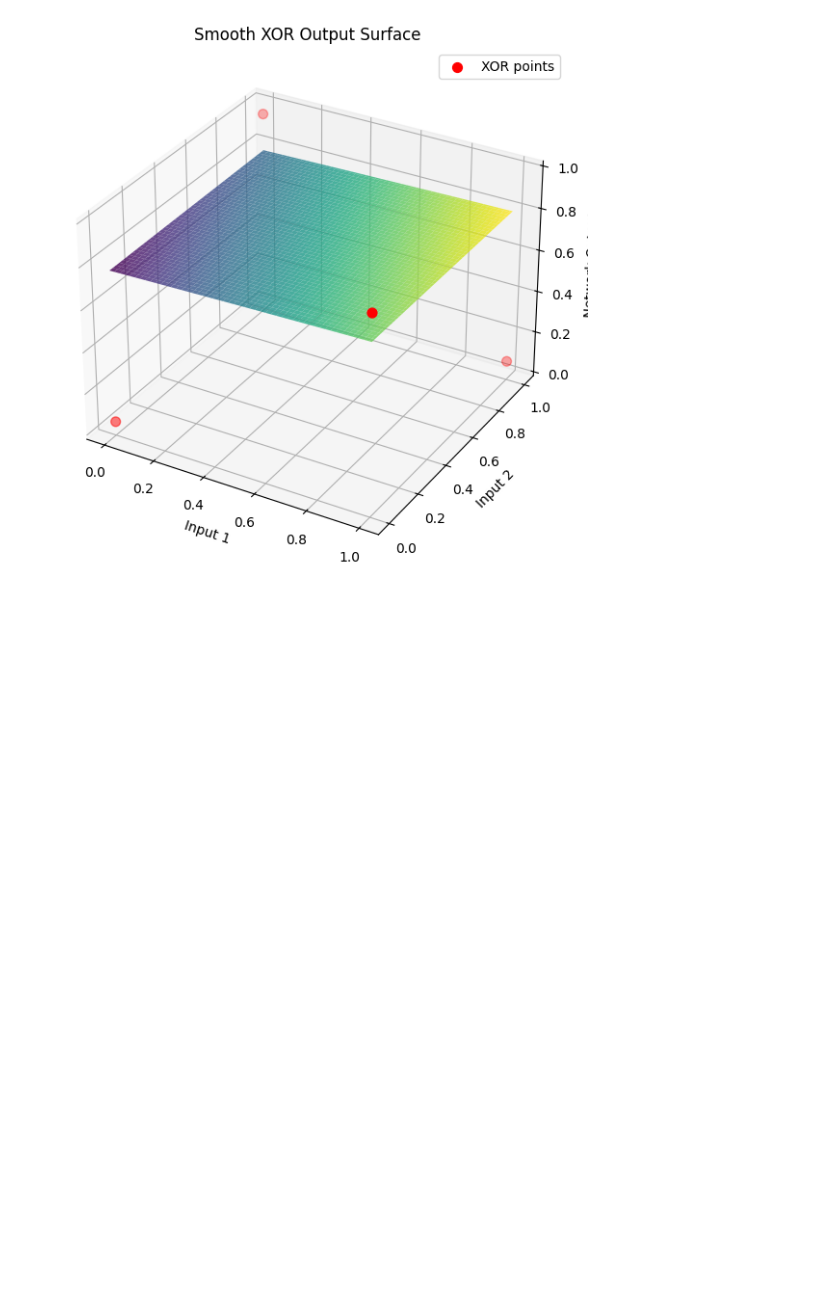
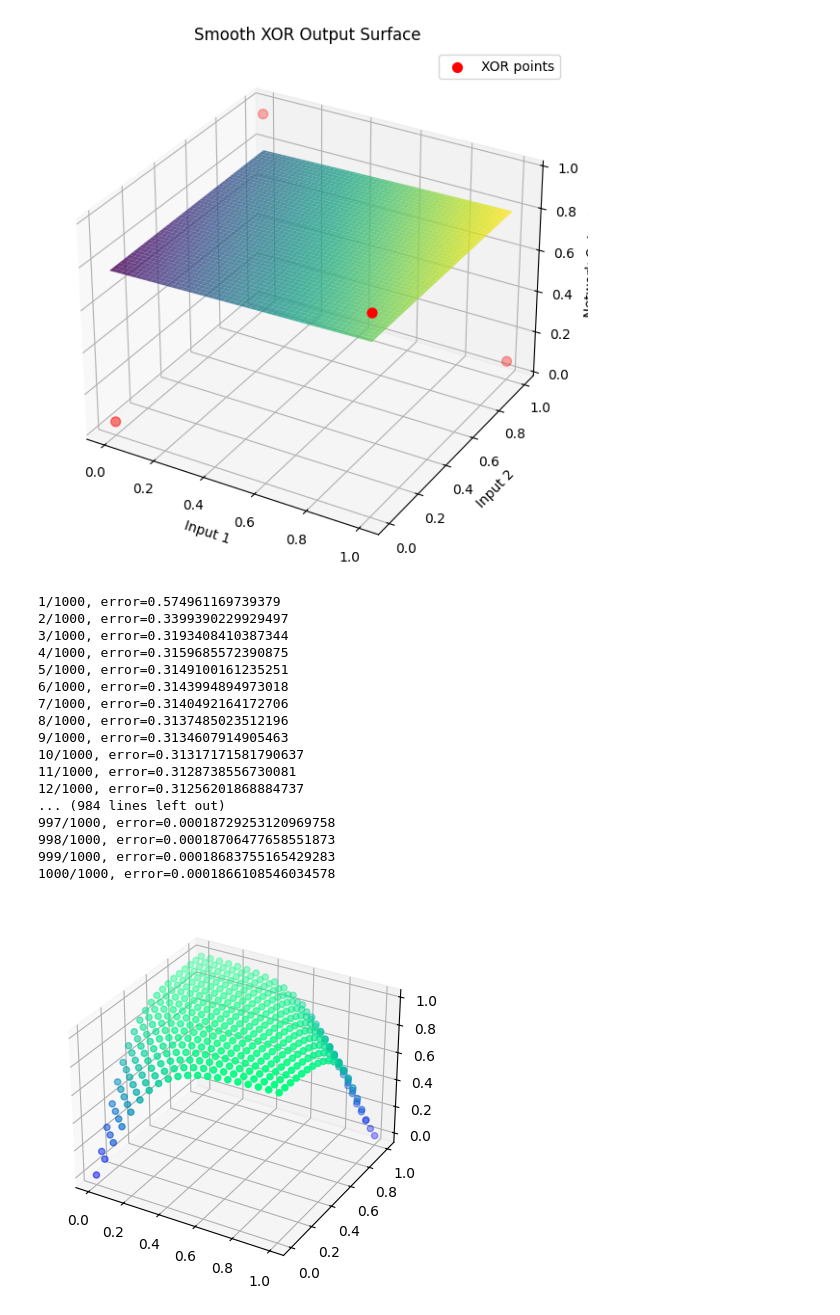
Before and after one commit to Rustam-Shrestha/pytorch-deep-learning-next-steps, a Jupyter notebook: pytorch-level-up.ipynb, the cells around one changed output. Saved outputs shown, nothing was run; the diff lists cells and outputs as text; code cells hidden in the pictures; blank space fills up the shorter version.

```diff
--- a/pytorch-level-up.ipynb
+++ b/pytorch-level-up.ipynb
@@ -724,0 +868,65 @@ plt.show()
+# %%
+import numpy as np
+
+def mse(y_true, y_pred):
+    return np.mean(np.power(y_true - y_pred, 2))
+
+def mse_prime(y_true, y_pred):
+    return 2 * (y_pred - y_true) / np.size(y_true)
+
+def binary_cross_entropy(y_true, y_pred):
+    return np.mean(-y_true * np.log(y_pred) - (1 - y_true) * np.log(1 - y_pred))
+
+def binary_cross_entropy_prime(y_true, y_pred):
+    return ((1 - y_true) / (1 - y_pred) - y_true / y_pred) / np.size(y_true)
+# %%
+import numpy as np
+import matplotlib.pyplot as plt
+from mpl_toolkits.mplot3d import Axes3D
+
+
+X = np.reshape([[0, 0], [0, 1], [1, 0], [1, 1]], (4, 2, 1))
+Y = np.reshape([[0], [1], [1], [0]], (4, 1, 1))
+
+network = [
+    Dense(2, 3),
+    Tanh(),
+    Dense(3, 1),
+    Tanh()
+]
+
+# train
+train(network, mse, mse_prime, X, Y, epochs=1000, learning_rate=0.1)
+
+# decision boundary plot
+points = []
+for x in np.linspace(0, 1, 20):
+    for y in np.linspace(0, 1, 20):
+        z = predict(network, [[x], [y]])
+        points.append([x, y, z[0,0]])
+
+points = np.array(points)
+
+fig = plt.figure()
+ax = fig.add_subplot(111, projection="3d")
+ax.scatter(points[:, 0], points[:, 1], points[:, 2], c=points[:, 2], cmap="winter")
+plt.show()
+# %% [output]
+1/1000, error=0.574961169739379
+2/1000, error=0.3399390229929497
+3/1000, error=0.3193408410387344
+4/1000, error=0.3159685572390875
+5/1000, error=0.3149100161235251
+6/1000, error=0.3143994894973018
+7/1000, error=0.3140492164172706
+8/1000, error=0.3137485023512196
+9/1000, error=0.3134607914905463
+10/1000, error=0.31317171581790637
+11/1000, error=0.3128738556730081
+12/1000, error=0.31256201868884737
+... (984 lines left out)
+997/1000, error=0.00018729253120969758
+998/1000, error=0.00018706477658551873
+999/1000, error=0.00018683755165429283
+1000/1000, error=0.0001866108546034578
+[figure, added]
```
Also changed, not shown: parts of 8 cells of this notebook.
